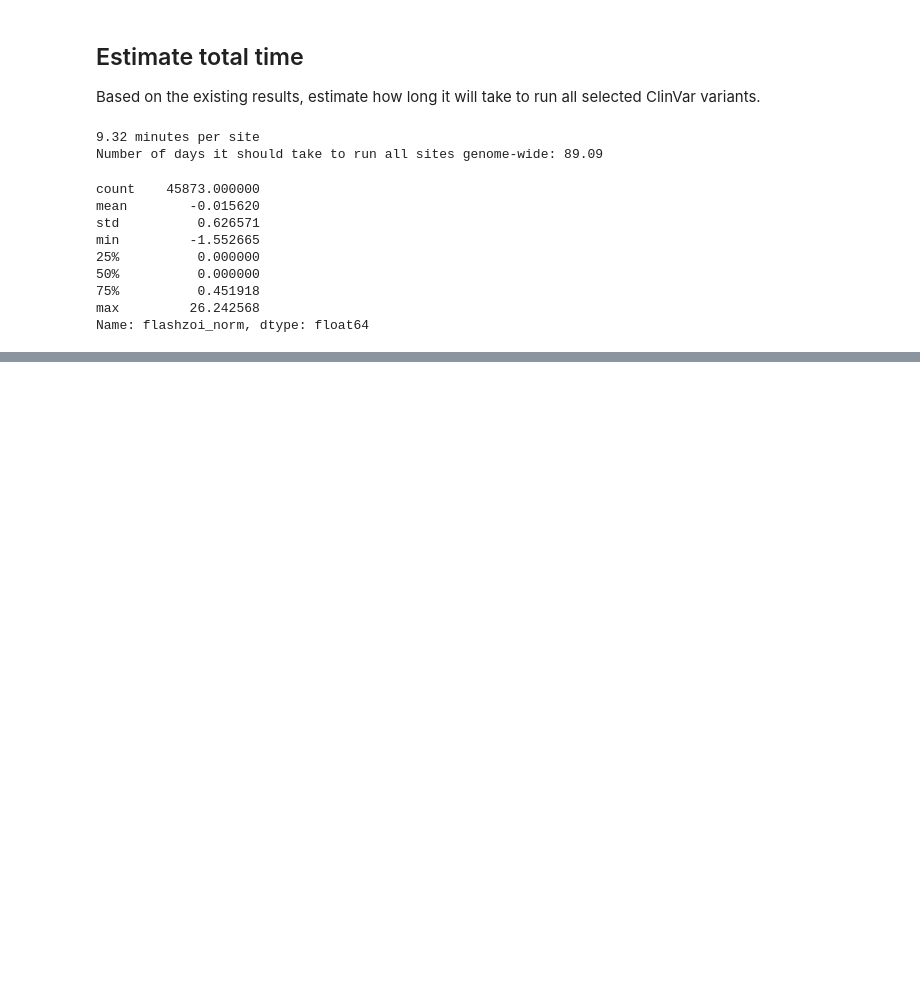
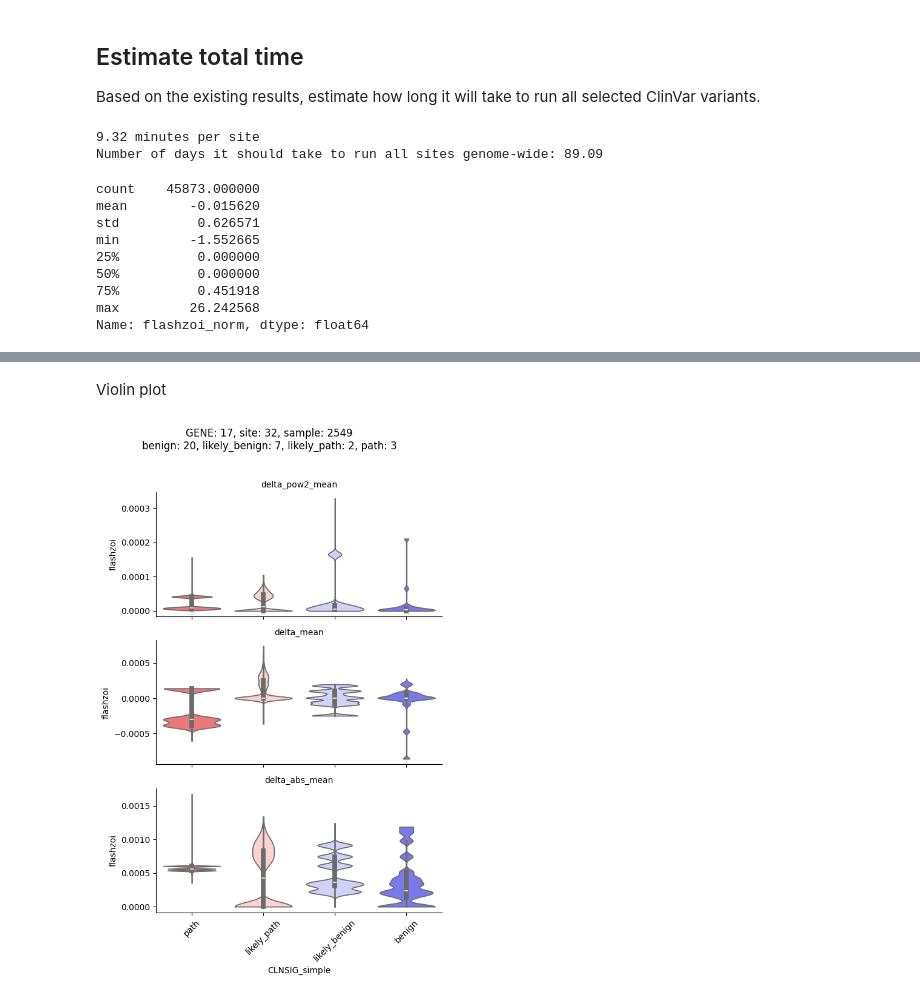
Before and after one commit to bschilder/VEP_DNA, a Jupyter notebook: notebooks/vep_analysis.ipynb, the cells around one changed output, grey strips where cells are left out. Saved outputs shown, nothing was run; the diff lists cells and outputs as text; code cells hidden in the pictures; blank space fills up the shorter version.

```diff
--- a/notebooks/vep_analysis.ipynb
+++ b/notebooks/vep_analysis.ipynb
@@ -208,18 +220,3 @@ min         -1.552665
 75%          0.451918
 max         26.242568
 Name: flashzoi_norm, dtype: float64
-# %%
-# Filter for delta metrics and create violin plot with facets
-
-g = sns.FacetGrid(delta_df, row="slot", height=3, aspect=2, sharey=False)
-g.map_dataframe(sns.violinplot,
-                x="CLNSIG_simple",
-                y="flashzoi",
-                hue="CLNSIG_simple",
-                palette=utils.get_clinsig_palette(),
-                cut=0
-                )
-g.fig.suptitle(va.summarise_title(delta_df)+"\n"+ va.summarise_sites(delta_df), y=1.02)
-g.set_titles("{row_name}")
-plt.xticks(rotation=45)
-plt.tight_layout()
@@ -253,0 +298,6 @@ one_site = vep_df2.loc[vep_df2["site"]==vep_df2["site"].iloc[0]]
+# %% [markdown]
+Violin plot
+# %%
+plot_violin(delta_df)
+# %% [output]
+[figure, added]
```
Also changed, not shown: parts of 11 cells of this notebook, 8 other files.
